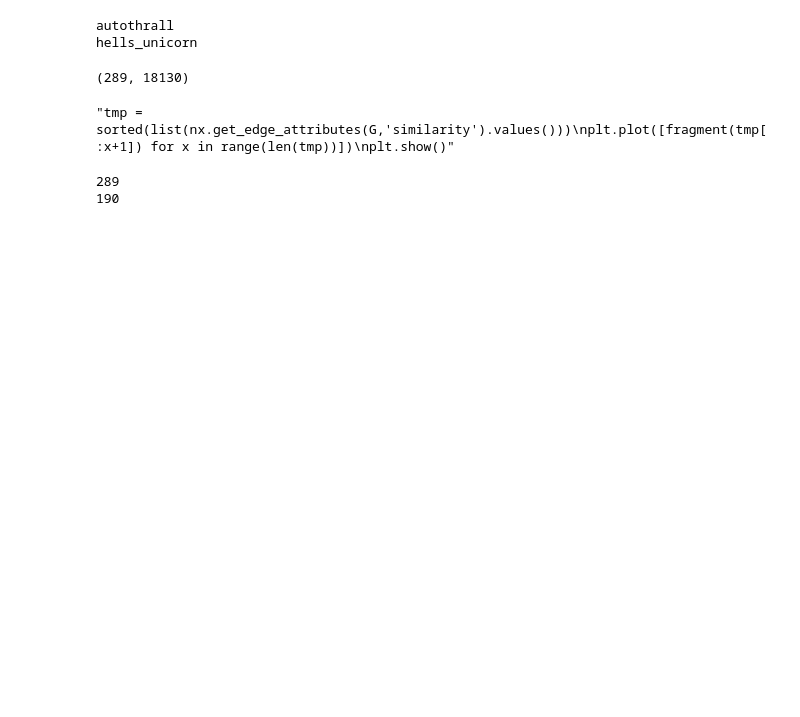
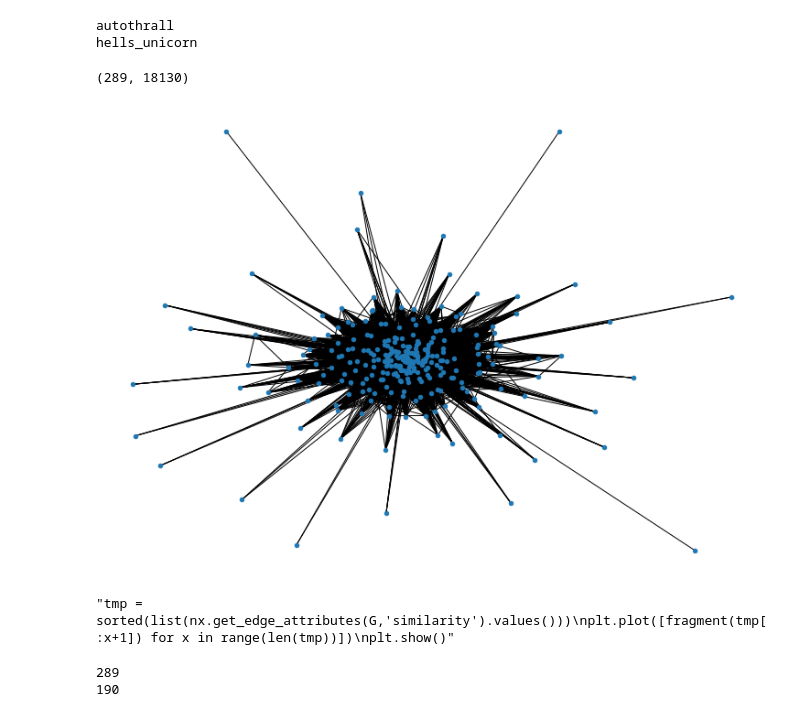
Before and after one commit to jzh001/Social-Network-Structure-in-Common-Interest-Communities, a Jupyter notebook: Network of Genres.ipynb, the cells around one changed output. Cells and saved outputs as stored; diff of their text form; code cells hidden in the pictures; blank space fills up the shorter version.

```diff
--- a/Network of Genres.ipynb
+++ b/Network of Genres.ipynb
@@ -82,6 +86,10 @@ for genre1 in genres:
 G.number_of_nodes(), G.number_of_edges()
 # %% [output]
 (289, 18130)
+# %%
+nx.draw(G, node_size = 20)
+# %% [output]
+[figure, added]
 # %%
 #calculating similarity between two nodes which share an edge (else default is zero).
 #By using each edge, this method cuts down time complexity from O(N^2) to O(E)
```
Also changed, not shown: parts of 30 cells of this notebook.
